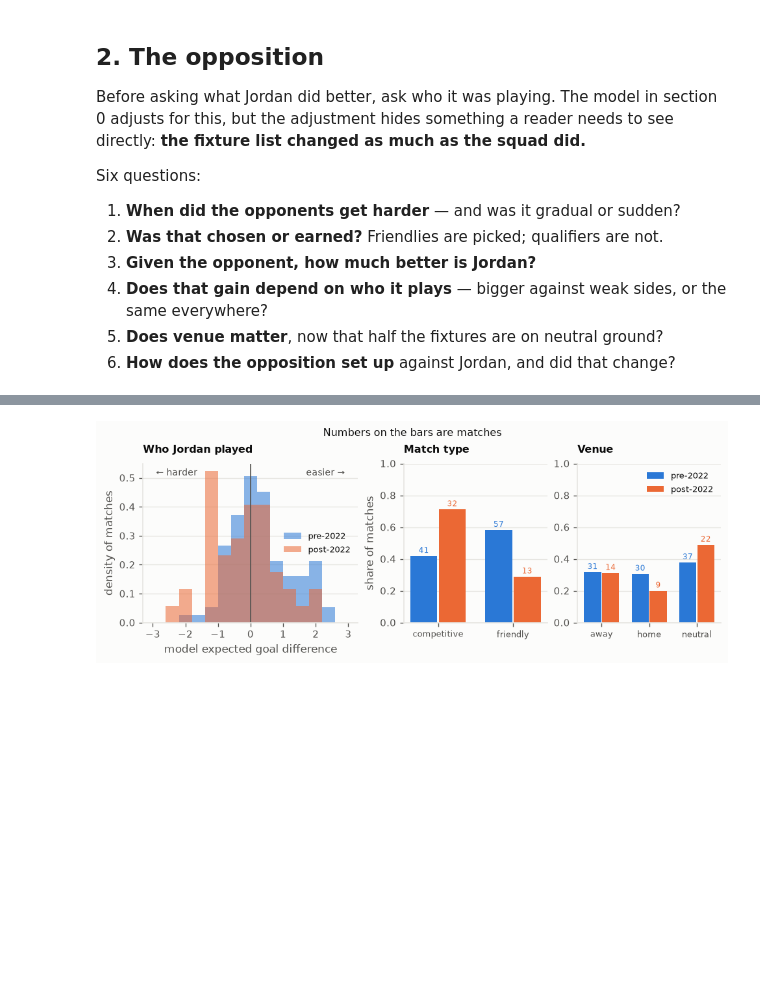
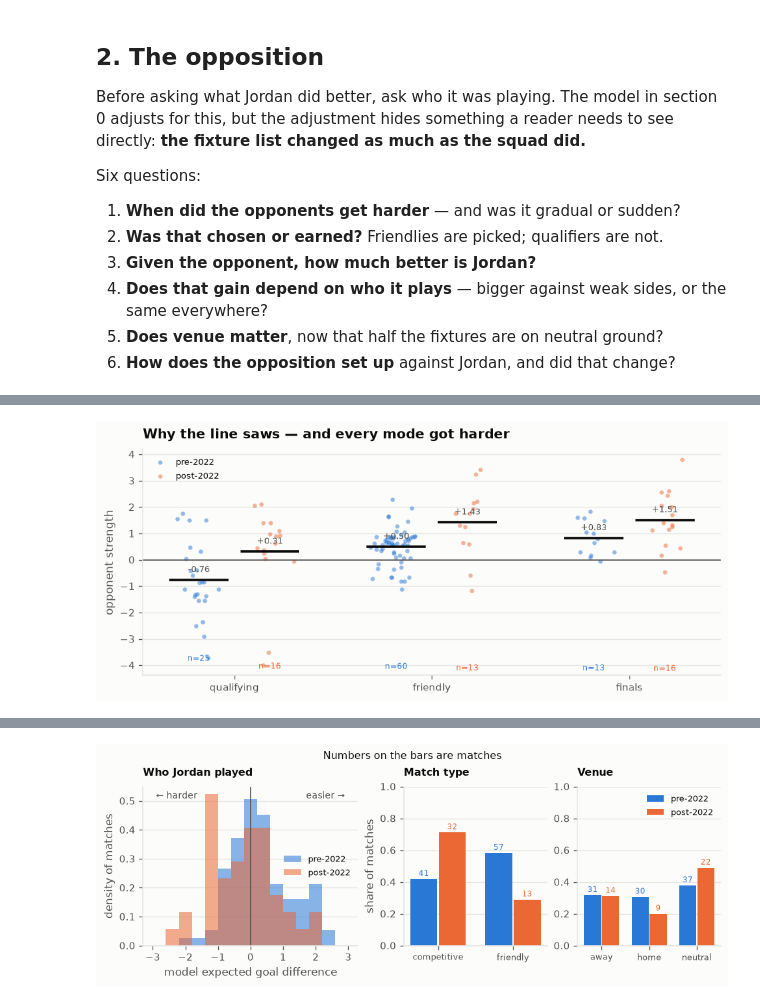
Before and after one commit to mqedan217/jordan-football-strength, a Jupyter notebook: notebooks/03_where_the_goals_came_from.ipynb, the cells around one changed output, grey strips where cells are left out. Drawn from its saved outputs; the diff is of its cells as text; code cells hidden in the pictures; blank space fills up the shorter version.

```diff
--- a/notebooks/03_where_the_goals_came_from.ipynb
+++ b/notebooks/03_where_the_goals_came_from.ipynb
@@ -792,0 +750,33 @@ plt.show()
+# %%
+# Why the line saws: the calendar has three modes and they face very different
+# opposition. Split by era as well, because pooling hides that every mode
+# hardened -- the sawtooth and the hardening are separate facts.
+CATS = ["qualifying", "friendly", "finals"]
+fig, ax = plt.subplots(figsize=(7.8, 3.4))
+for i, c_ in enumerate(CATS):
+    for off, e, col in ((-0.18, "pre", viz.BLUE), (0.18, "post", viz.ORANGE)):
+        d = mt[(mt.comp_cat == c_) & (mt.era == e)]
+        if not len(d):
+            continue
+        ax.scatter(np.full(len(d), i + off) + rng.normal(0, 0.045, len(d)),
+                   d.opp_str, s=15, alpha=0.5, color=col, linewidths=0,
+                   label=f"{e}-2022" if i == 0 else None)
+        ax.hlines(d.opp_str.mean(), i + off - 0.15, i + off + 0.15,
+                  color=viz.INK, lw=2.2, zorder=4)
+        ax.annotate(f"{d.opp_str.mean():+.2f}", (i + off, d.opp_str.mean()),
+                    xytext=(0, 7), ha="center", textcoords="offset points",
+                    fontsize=8, color=viz.INK_2)
+        ax.annotate(f"n={len(d)}", (i + off, ax.get_ylim()[0]), xytext=(0, 4),
+                    ha="center", textcoords="offset points", fontsize=7,
+                    color=col)
+ax.axhline(0, color=viz.INK_2, lw=1.0)
+ax.set_xticks(range(len(CATS)))
+ax.set_xticklabels(CATS)
+ax.set_ylabel("opponent strength")
+ax.set_title("Why the line saws — and every mode got harder")
+ax.legend(fontsize=8, loc="upper left")
+viz.despine(ax)
+ax.grid(axis="x", visible=False)
+plt.show()
+# %% [output]
+[figure, added]
```
Also changed, not shown: parts of 7 cells of this notebook, 1 other file.
